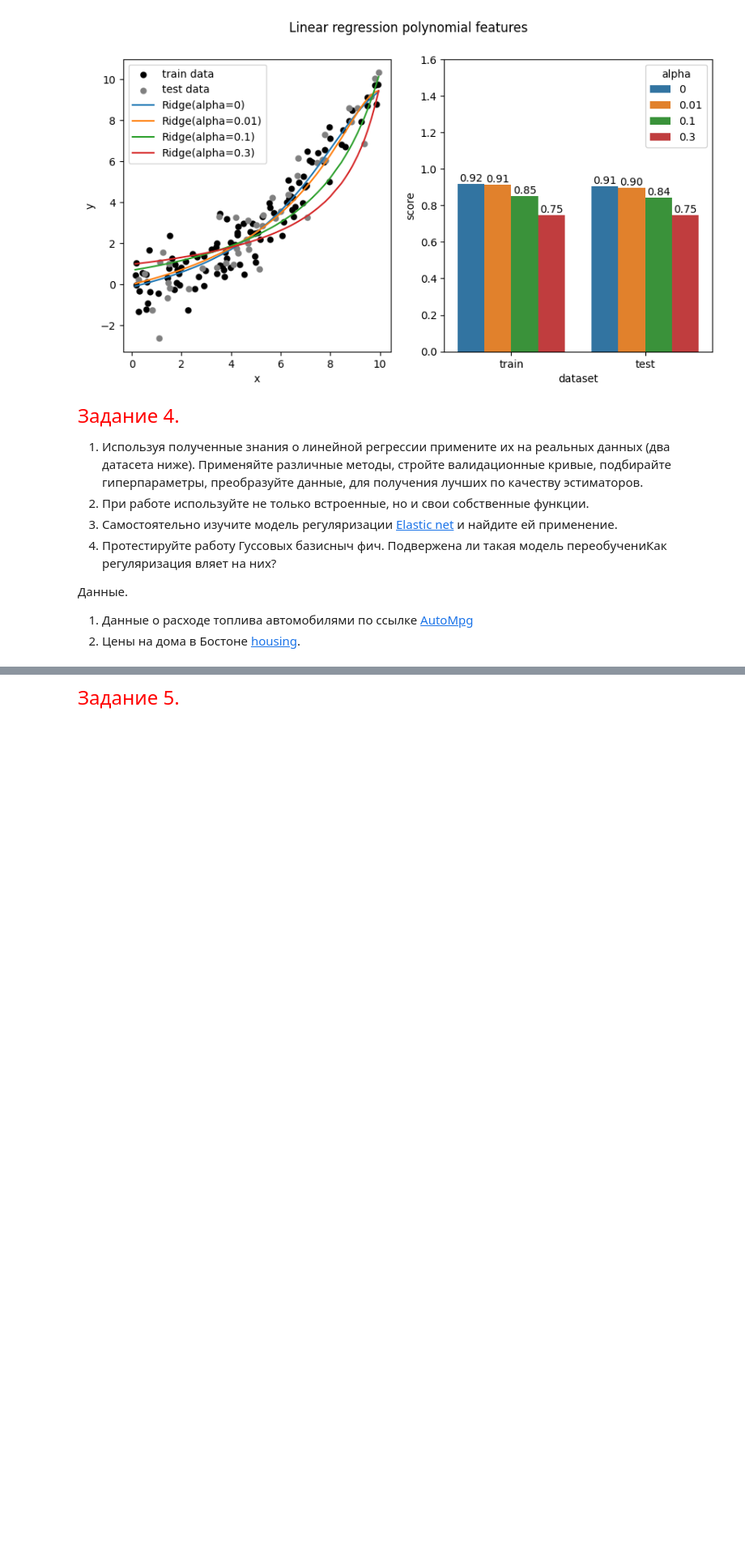
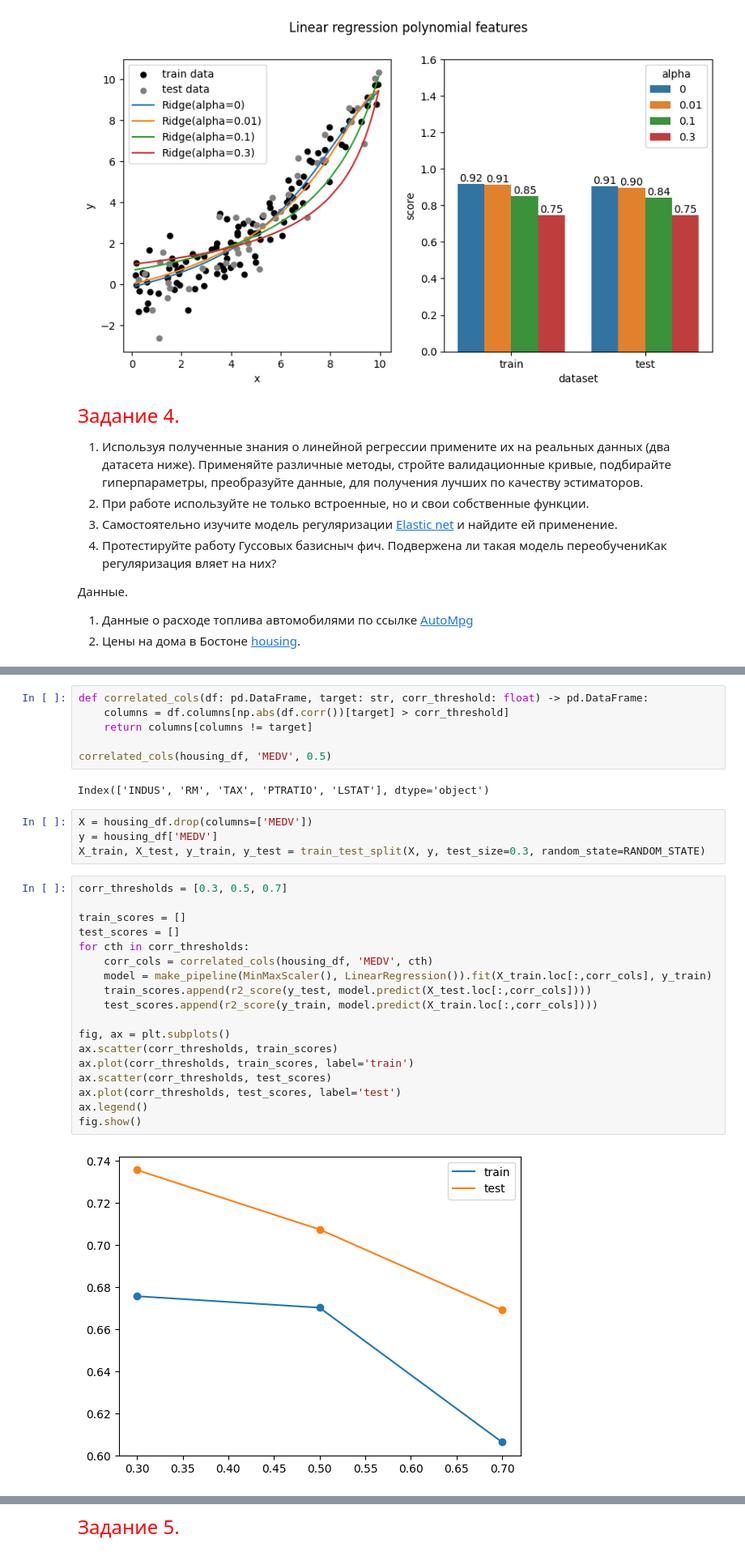
Before and after one commit to Dragoh54/MachineLearning-Labs, a Jupyter notebook: lab3/2024_ML_LR3_MACS.ipynb, the cells around one changed output, grey strips where cells are left out. Shown at 81% size. Drawn from its saved outputs; the diff is of its cells as text; blank space fills up the shorter version.

```diff
--- a/lab3/2024_ML_LR3_MACS.ipynb
+++ b/lab3/2024_ML_LR3_MACS.ipynb
@@ -732,0 +773,32 @@ plt.show()
+# %%
+def correlated_cols(df: pd.DataFrame, target: str, corr_threshold: float) -> pd.DataFrame:
+    columns = df.columns[np.abs(df.corr())[target] > corr_threshold]
+    return columns[columns != target]
+
+correlated_cols(housing_df, 'MEDV', 0.5)
+# %% [output]
+Index(['INDUS', 'RM', 'TAX', 'PTRATIO', 'LSTAT'], dtype='object')
+# %%
+X = housing_df.drop(columns=['MEDV'])
+y = housing_df['MEDV']
+X_train, X_test, y_train, y_test = train_test_split(X, y, test_size=0.3, random_state=RANDOM_STATE)
+# %%
+corr_thresholds = [0.3, 0.5, 0.7]
+
+train_scores = []
+test_scores = []
+for cth in corr_thresholds:
+    corr_cols = correlated_cols(housing_df, 'MEDV', cth)
+    model = make_pipeline(MinMaxScaler(), LinearRegression()).fit(X_train.loc[:,corr_cols], y_train)
+    train_scores.append(r2_score(y_test, model.predict(X_test.loc[:,corr_cols])))
+    test_scores.append(r2_score(y_train, model.predict(X_train.loc[:,corr_cols])))
+
+fig, ax = plt.subplots()
+ax.scatter(corr_thresholds, train_scores)
+ax.plot(corr_thresholds, train_scores, label='train')
+ax.scatter(corr_thresholds, test_scores)
+ax.plot(corr_thresholds, test_scores, label='test')
+ax.legend()
+fig.show()
+# %% [output]
+[figure, added]
```
Also changed, not shown: parts of 7 cells of this notebook.
